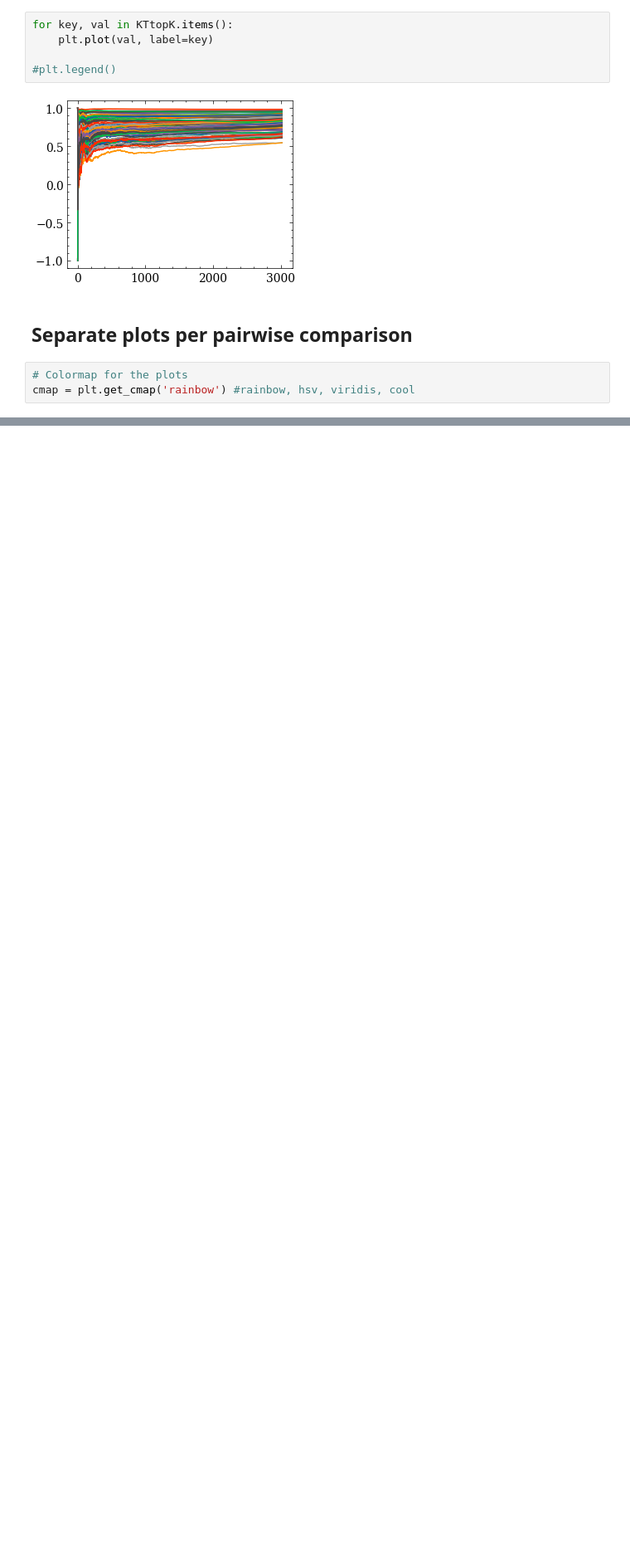
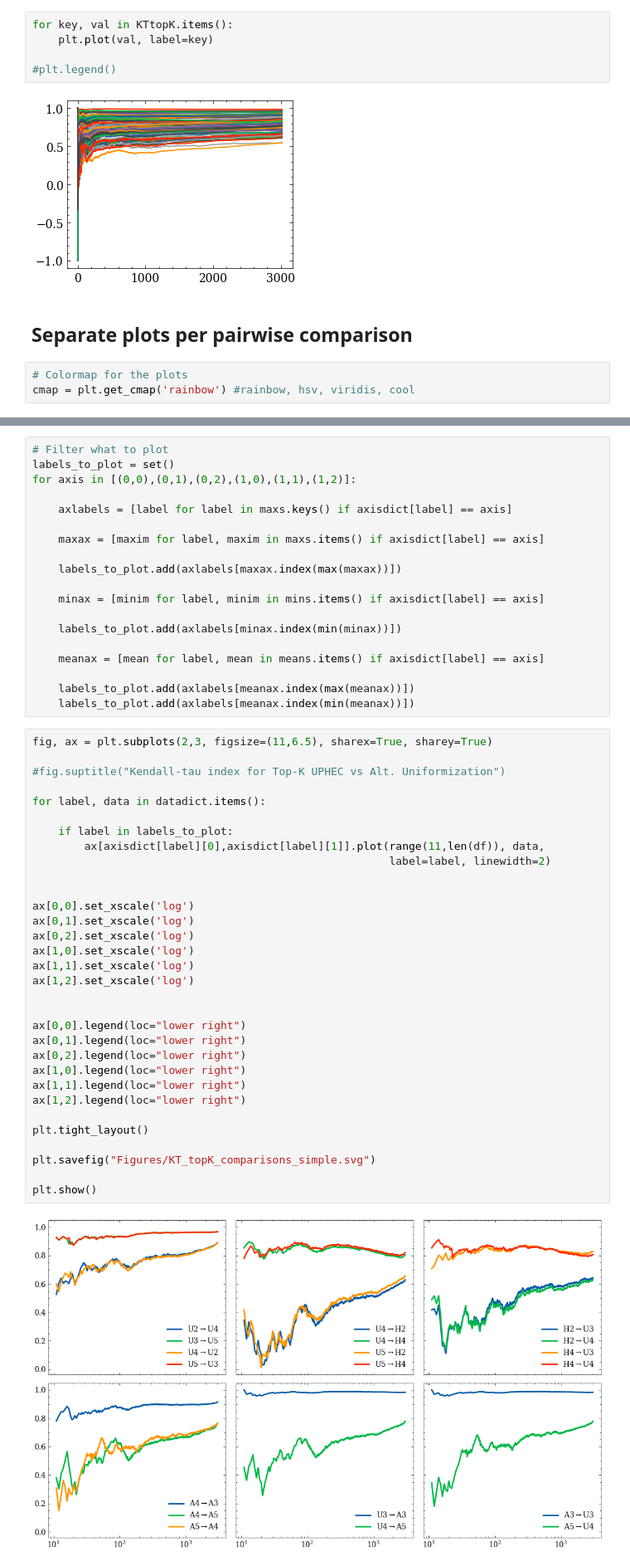
Before and after one commit to LaComarca-Lab/non-uniform-hypergraphs, a Jupyter notebook: RankingAnalysis.ipynb, the cells around one changed output, grey strips where cells are left out. Shown at 83% size. Saved outputs shown, nothing was run; the diff lists cells and outputs as text; blank space fills up the shorter version.

```diff
--- a/RankingAnalysis.ipynb
+++ b/RankingAnalysis.ipynb
@@ -235,0 +385,53 @@ plt.show()
+# %%
+# Filter what to plot
+labels_to_plot = set()
+for axis in [(0,0),(0,1),(0,2),(1,0),(1,1),(1,2)]:
+
+    axlabels = [label for label in maxs.keys() if axisdict[label] == axis]
+
+    maxax = [maxim for label, maxim in maxs.items() if axisdict[label] == axis]
+
+    labels_to_plot.add(axlabels[maxax.index(max(maxax))])
+
+    minax = [minim for label, minim in mins.items() if axisdict[label] == axis]
+
+    labels_to_plot.add(axlabels[minax.index(min(minax))])
+
+    meanax = [mean for label, mean in means.items() if axisdict[label] == axis]
+
+    labels_to_plot.add(axlabels[meanax.index(max(meanax))])
+    labels_to_plot.add(axlabels[meanax.index(min(meanax))])
+# %%
+fig, ax = plt.subplots(2,3, figsize=(11,6.5), sharex=True, sharey=True)
+
+#fig.suptitle("Kendall-tau index for Top-K UPHEC vs Alt. Uniformization")
+
+for label, data in datadict.items():
+
+    if label in labels_to_plot:
+        ax[axisdict[label][0],axisdict[label][1]].plot(range(11,len(df)), data,
+                                                       label=label, linewidth=2)
+
+
+ax[0,0].set_xscale('log')
+ax[0,1].set_xscale('log')
+ax[0,2].set_xscale('log')
+ax[1,0].set_xscale('log')
+ax[1,1].set_xscale('log')
+ax[1,2].set_xscale('log')
+
+
+ax[0,0].legend(loc="lower right")
+ax[0,1].legend(loc="lower right")
+ax[0,2].legend(loc="lower right")
+ax[1,0].legend(loc="lower right")
+ax[1,1].legend(loc="lower right")
+ax[1,2].legend(loc="lower right")
+
+plt.tight_layout()
+
+plt.savefig("Figures/KT_topK_comparisons_simple.svg")
+
+plt.show()
+# %% [output]
+[figure, added]
```
Also changed, not shown: parts of 9 cells of this notebook, 7 other files.
